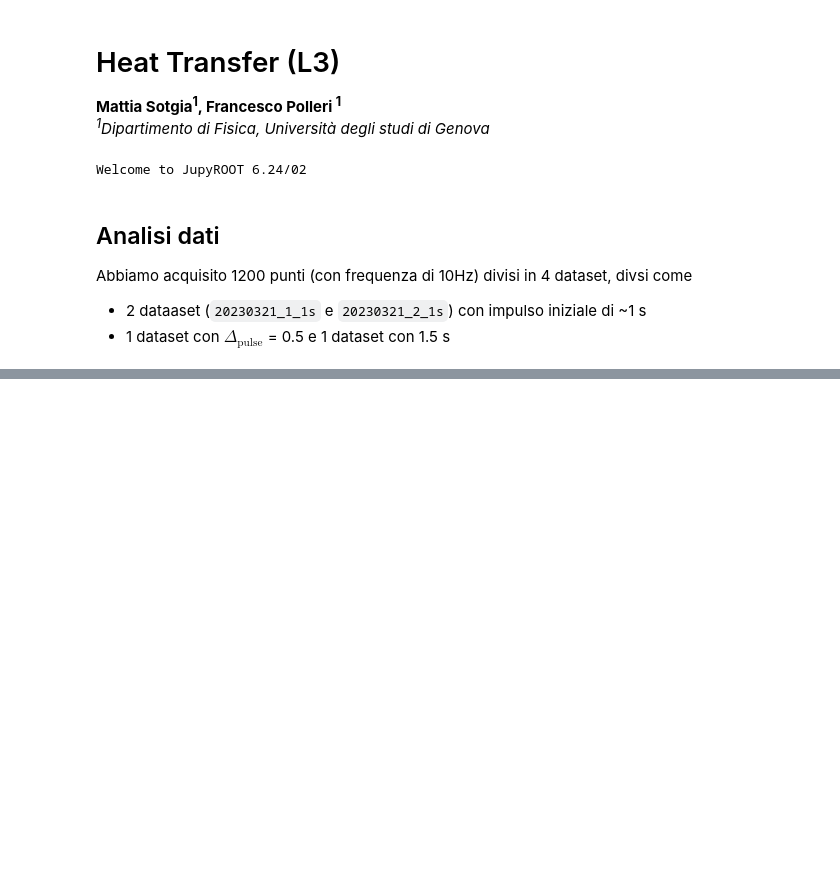
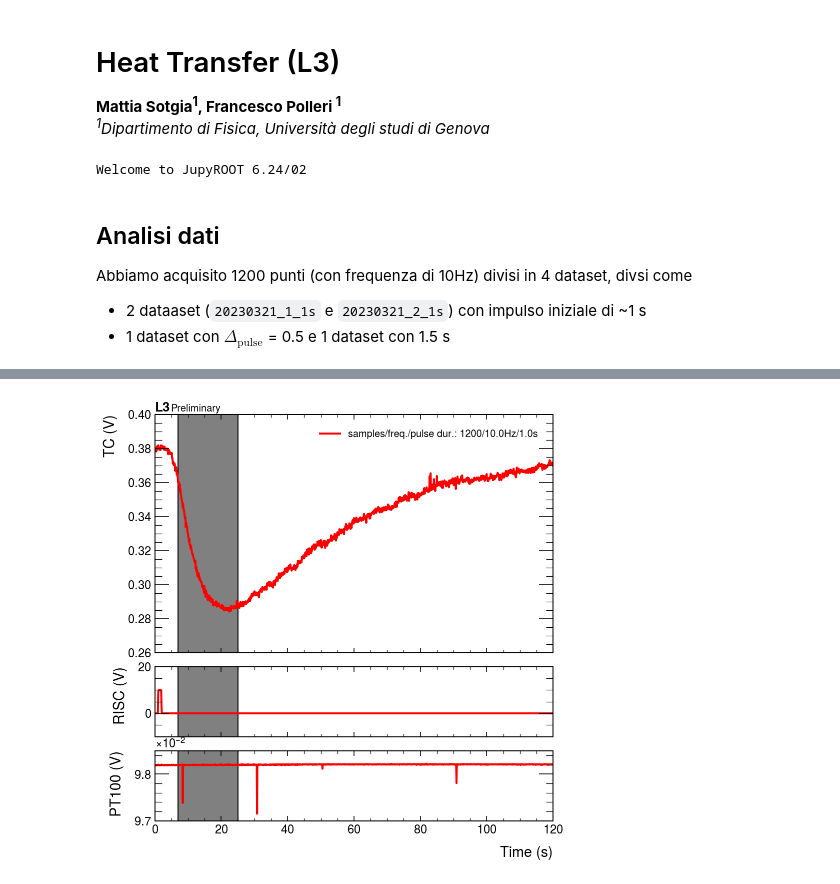
Before and after one commit to mattiasotgia/alphalab3, a Jupyter notebook: HeatTransfer/heat_transfer_general.ipynb, the cells around one changed output, grey strips where cells are left out. Drawn from its saved outputs; the diff is of its cells as text; code cells hidden in the pictures; blank space fills up the shorter version.

```diff
--- a/HeatTransfer/heat_transfer_general.ipynb
+++ b/HeatTransfer/heat_transfer_general.ipynb
@@ -48,0 +157,5 @@ plt.plot(D3.time, Analysis(D3).T())
+# %%
+low, up = 7, 25
+Analysis(D1).data.prelim_plot(low,up)
+# %% [output]
+[figure, added]
```
Also changed, not shown: parts of 22 cells of this notebook, 2 other files.
